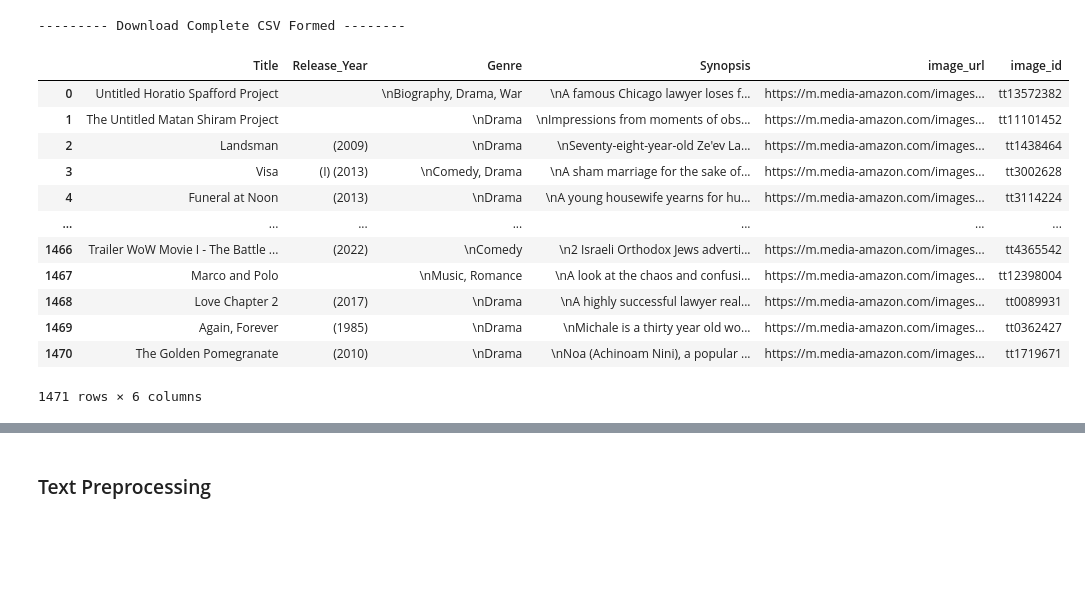
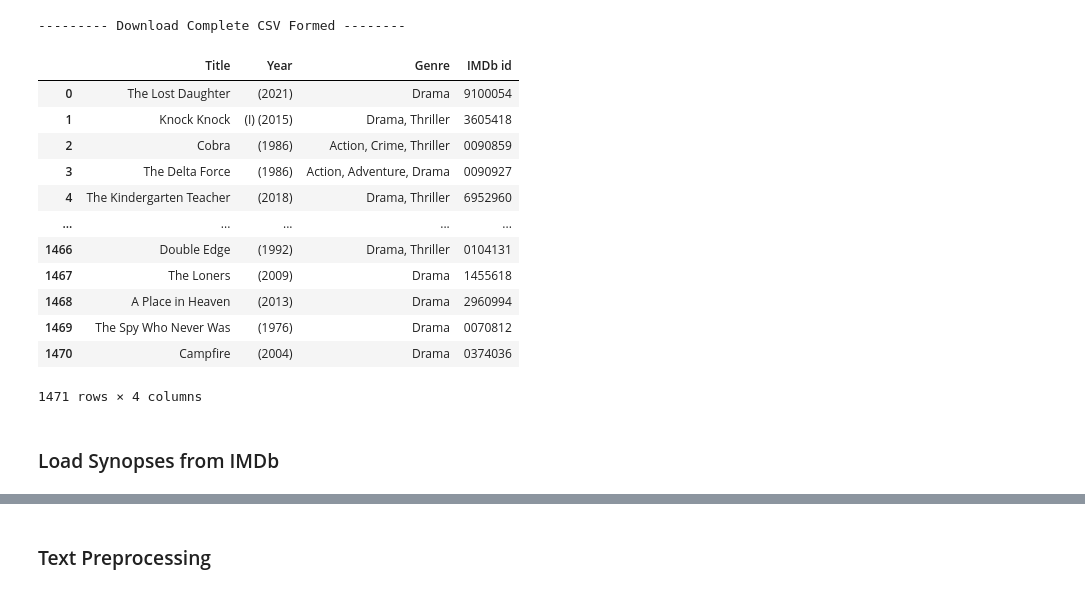
Before and after one commit to assafrbi/mini-project-Digital-Humanities, a Jupyter notebook: dh_mini.ipynb, the cells around one changed output, grey strips where cells are left out. Saved outputs shown, nothing was run; the diff lists cells and outputs as text; code cells hidden in the pictures; blank space fills up the shorter version.

```diff
--- a/dh_mini.ipynb
+++ b/dh_mini.ipynb
@@ -69,28 +76,25 @@ def main(imdb_url):
         imageDiv =  movie.find("div", {"class": "lister-item-image float-left"})
         image = imageDiv.find("img", "loadlate")
 
-        #  Movie Title
-        movie_title =  getMovieTitle(header)
+        # Movie Title
+        movie_title = getMovieTitle(header)
         movie_title_arr.append(movie_title)
 
-        #  Movie release year
+        # Movie id
+        id = getImageId(image)
+        image_id_arr.append(id)
+
+        # Movie release year
         year = getReleaseYear(header)
         movie_year_arr.append(year)
 
-        #  Genre  of movie
+        # Genre
         genre = getGenre(muted_text)
         movie_genre_arr.append(genre)
 
-        # Movie Synopsys
-        synopsis = getsynopsys(movie)
-        movie_synopsis_arr.append(synopsis)
-
-        #  Image attributes
-        img_url = getImage(image)
-        image_url_arr.append(img_url)
-
-        image_id = image.get('data-tconst')
-        image_id_arr.append(image_id)
+        # # Movie Synopsis
+        # synopsis = getsynopsis(id)
+        # movie_synopsis_arr.append(synopsis)
 # %%
 # An array to store all the URL that are being queried
 imageArr = []
@@ -110,33 +114,33 @@ def download_stories(story_urls):
 # %%
 # Call the download function with the array of URLS called imageArr
 download_stories(imageArr)
 
 # Attach all the data to the pandas dataframe. You can optionally write it to a CSV file as well
 movieDf = pd.DataFrame({
     "Title": movie_title_arr,
-    "Release_Year": movie_year_arr,
+    "Year": movie_year_arr,
     "Genre": movie_genre_arr,
-    "Synopsis": movie_synopsis_arr,
-    "image_url": image_url_arr,
-    "image_id": image_id_arr,
+    "IMDb id": image_id_arr,
 })
 
+movieDf.to_csv('israel_originated_movies_imdb.csv', index=False)
 print('--------- Download Complete CSV Formed --------')
 
-# movie.to_csv('file.csv', index=False) : If you want to store the file.
 movieDf
 # %% [output]
 --------- Download Complete CSV Formed --------
-|  | Title | Release_Year | Genre | Synopsis | image_url | image_id |
-| 0 | Untitled Horatio Spafford Project |  | \nBiography, Drama, War | \nA famous Chicago lawyer loses f... | https://m.media-amazon.com/images... | tt13572382 |
-| 1 | The Untitled Matan Shiram Project |  | \nDrama | \nImpressions from moments of obs... | https://m.media-amazon.com/images... | tt11101452 |
-| 2 | Landsman | (2009) | \nDrama | \nSeventy-eight-year-old Ze'ev La... | https://m.media-amazon.com/images... | tt1438464 |
-| 3 | Visa | (I) (2013) | \nComedy, Drama | \nA sham marriage for the sake of... | https://m.media-amazon.com/images... | tt3002628 |
-| 4 | Funeral at Noon | (2013) | \nDrama | \nA young housewife yearns for hu... | https://m.media-amazon.com/images... | tt3114224 |
-| ... | ... | ... | ... | ... | ... | ... |
-| 1466 | Trailer WoW Movie I - The Battle ... | (2022) | \nComedy | \n2 Israeli Orthodox Jews adverti... | https://m.media-amazon.com/images... | tt4365542 |
-| 1467 | Marco and Polo |  | \nMusic, Romance | \nA look at the chaos and confusi... | https://m.media-amazon.com/images... | tt12398004 |
-| 1468 | Love Chapter 2 | (2017) | \nDrama | \nA highly successful lawyer real... | https://m.media-amazon.com/images... | tt0089931 |
-| 1469 | Again, Forever | (1985) | \nDrama | \nMichale is a thirty year old wo... | https://m.media-amazon.com/images... | tt0362427 |
-| 1470 | The Golden Pomegranate | (2010) | \nDrama | \nNoa (Achinoam Nini), a popular ... | https://m.media-amazon.com/images... | tt1719671 |
+|  | Title | Year | Genre | IMDb id |
+| 0 | The Lost Daughter | (2021) | Drama | 9100054 |
+| 1 | Knock Knock | (I) (2015) | Drama, Thriller | 3605418 |
+| 2 | Cobra | (1986) | Action, Crime, Thriller | 0090859 |
+| 3 | The Delta Force | (1986) | Action, Adventure, Drama | 0090927 |
+| 4 | The Kindergarten Teacher | (2018) | Drama, Thriller | 6952960 |
+| ... | ... | ... | ... | ... |
+| 1466 | Double Edge | (1992) | Drama, Thriller | 0104131 |
+| 1467 | The Loners | (2009) | Drama | 1455618 |
+| 1468 | A Place in Heaven | (2013) | Drama | 2960994 |
+| 1469 | The Spy Who Never Was | (1976) | Drama | 0070812 |
+| 1470 | Campfire | (2004) | Drama | 0374036 |
-1471 rows × 6 columns
+1471 rows × 4 columns
+# %% [markdown]
+### Load Synopses from IMDb
```
Also changed, not shown: parts of 11 cells of this notebook.
